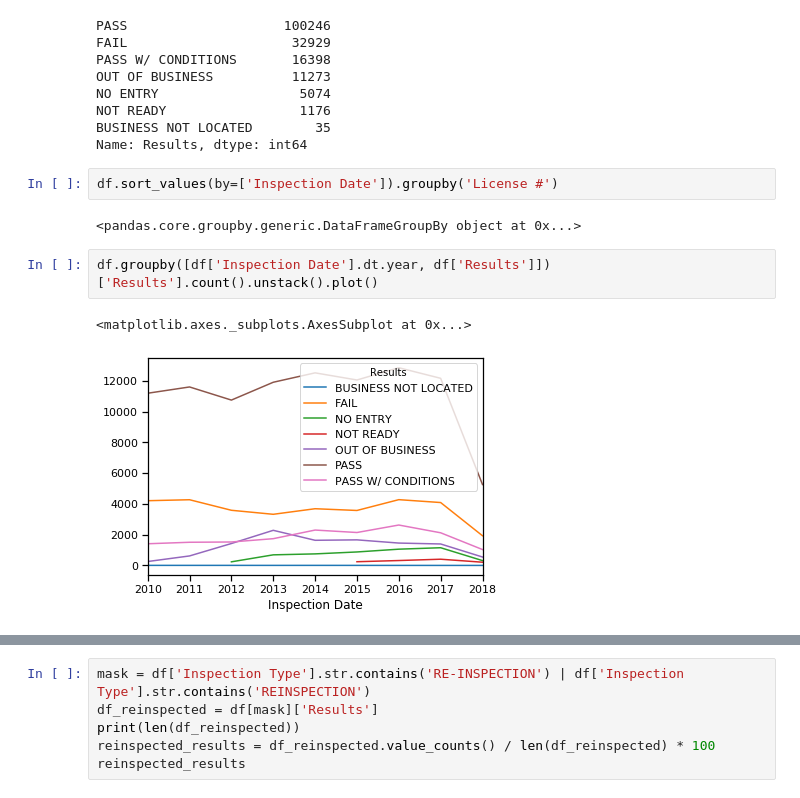
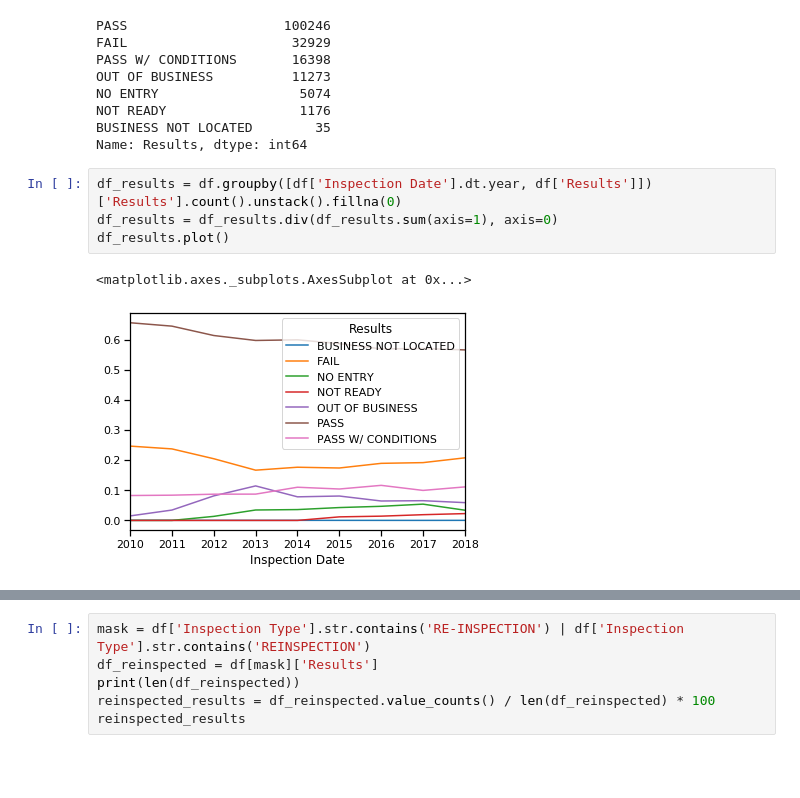
Before and after one commit to Gondolav/ADA-project, a Jupyter notebook: notebook.ipynb, the cells around one changed output, grey strips where cells are left out. Cells and saved outputs as stored; diff of their text form; blank space fills up the shorter version.

```diff
--- a/notebook.ipynb
+++ b/notebook.ipynb
@@ -721,12 +723,10 @@ NO ENTRY                  5074
 NOT READY                 1176
 BUSINESS NOT LOCATED        35
 Name: Results, dtype: int64
-# %%
-df.sort_values(by=['Inspection Date']).groupby('License #')
-# %% [output]
-<pandas.core.groupby.generic.DataFrameGroupBy object at 0x...>
 # %%
-df.groupby([df['Inspection Date'].dt.year, df['Results']])['Results'].count().unstack().plot()
+df_results = df.groupby([df['Inspection Date'].dt.year, df['Results']])['Results'].count().unstack().fillna(0)
+df_results = df_results.div(df_results.sum(axis=1), axis=0)
+df_results.plot()
 # %% [output]
 <matplotlib.axes._subplots.AxesSubplot at 0x...>
-[figure, old version]
+[figure, new version]
```
Also changed, not shown: parts of 37 cells of this notebook.
